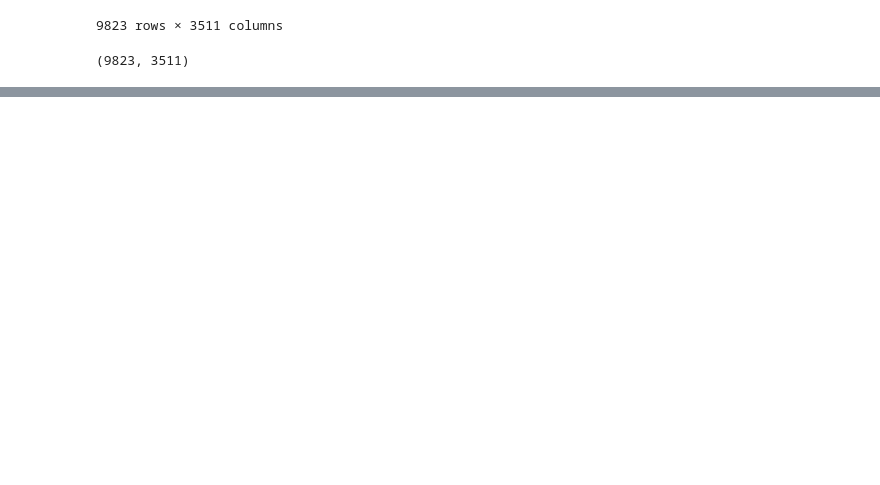
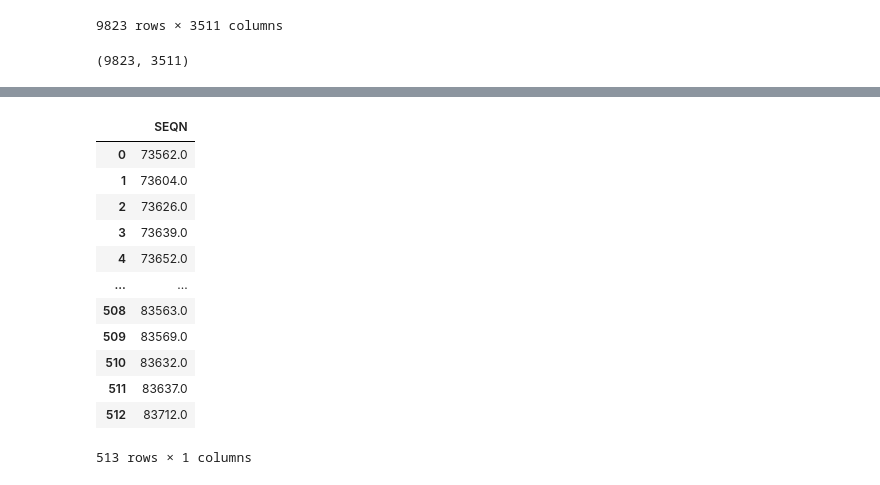
Before and after one commit to horacio-trigo/deep_accelerometer, a Jupyter notebook: 10_explaining_input_data.ipynb, the cells around one changed output, grey strips where cells are left out. Saved outputs shown, nothing was run; the diff lists cells and outputs as text; code cells hidden in the pictures; blank space fills up the shorter version.

```diff
--- a/10_explaining_input_data.ipynb
+++ b/10_explaining_input_data.ipynb
@@ -123,0 +166,16 @@ The DataFrame full_df contains data for 9823 subjects
+# %%
+test_IDs
+# %% [output]
+|  | SEQN |
+| 0 | 73562.0 |
+| 1 | 73604.0 |
+| 2 | 73626.0 |
+| 3 | 73639.0 |
+| 4 | 73652.0 |
+| ... | ... |
+| 508 | 83563.0 |
+| 509 | 83569.0 |
+| 510 | 83632.0 |
+| 511 | 83637.0 |
+| 512 | 83712.0 |
+513 rows × 1 columns
```
Also changed, not shown: parts of 9 cells of this notebook.
